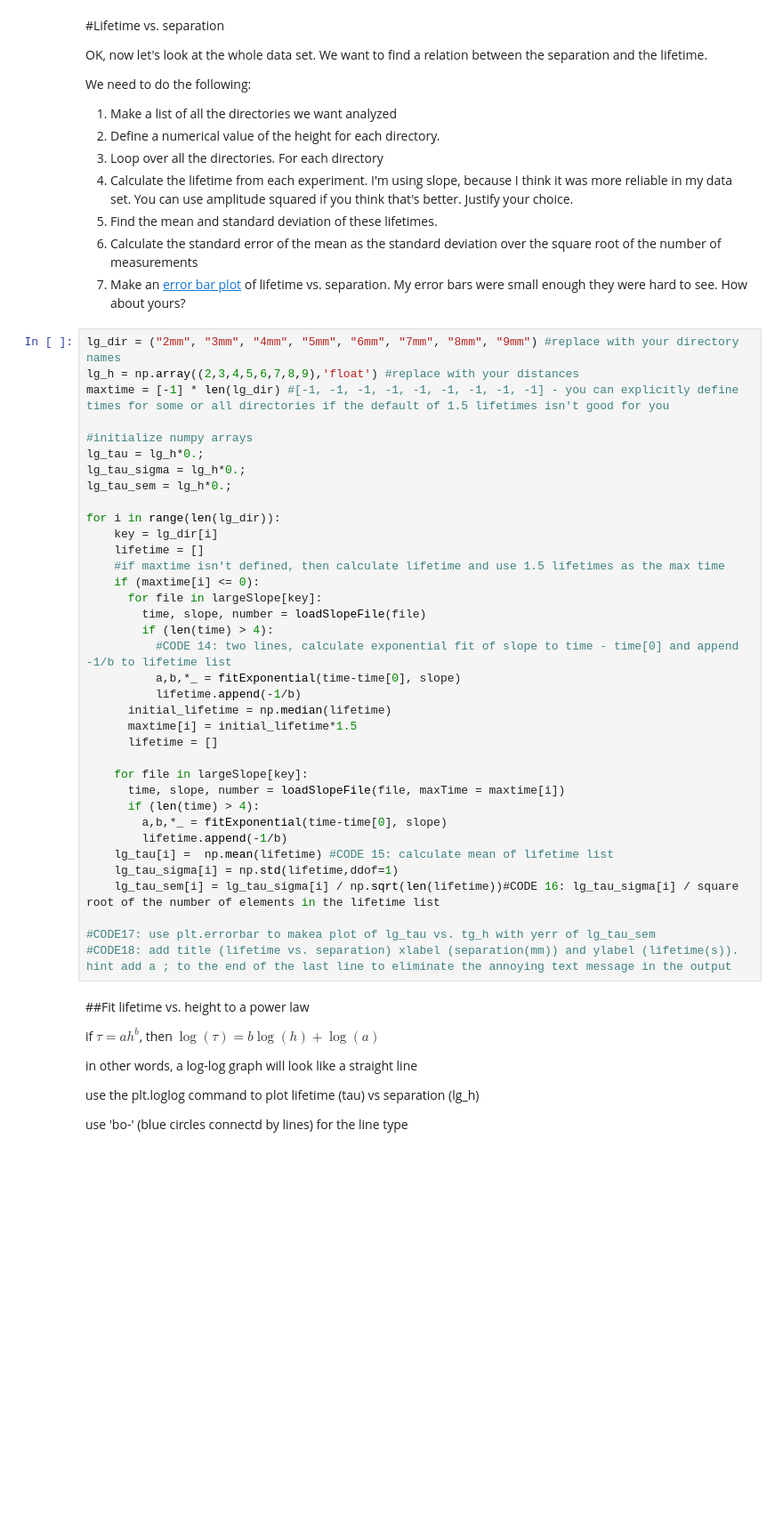
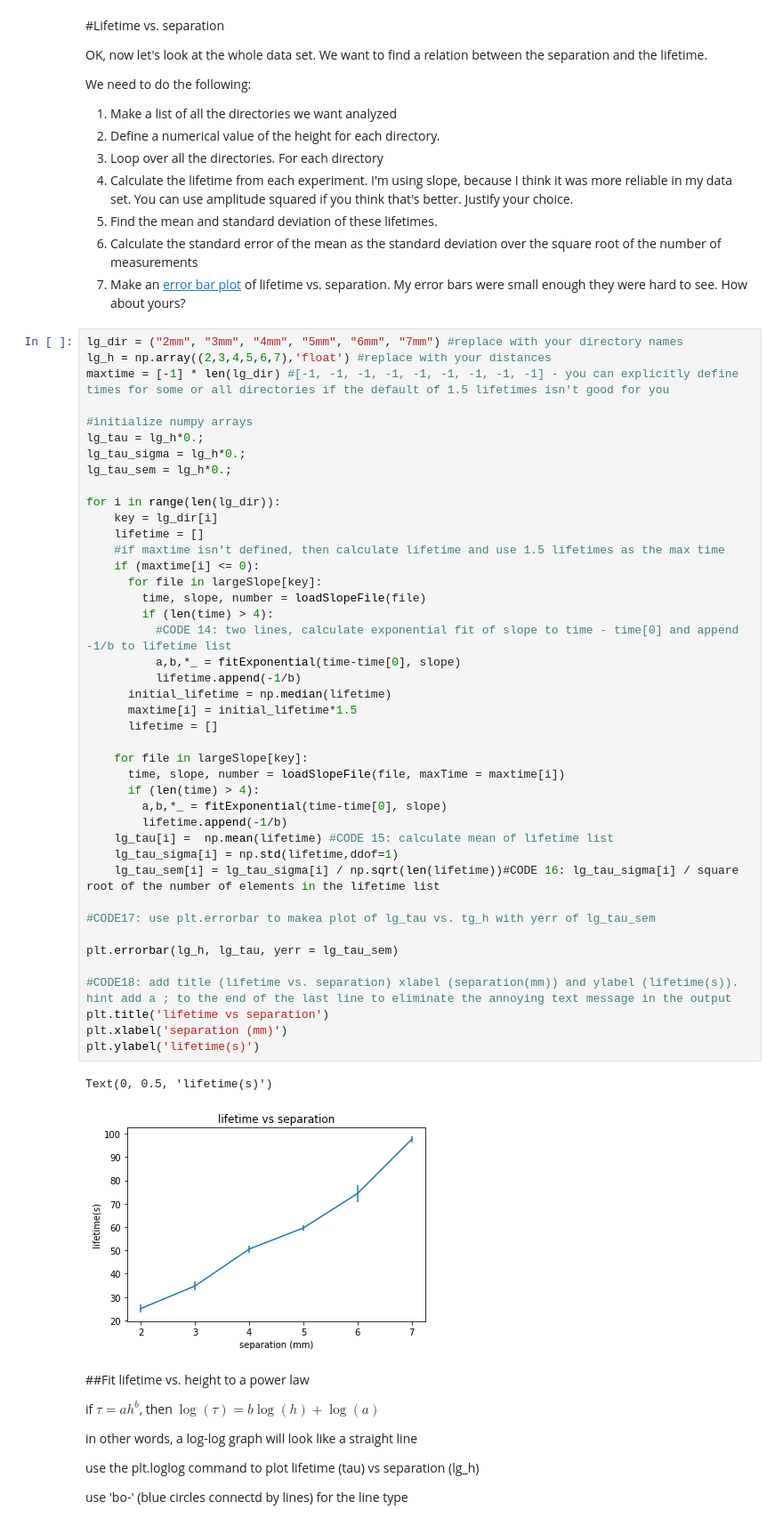
Before and after one commit to NYUExperimentalPhysics1-2021/labanalysis2-victorsliao, a Jupyter notebook: LabAnalysis2.ipynb, the cells around one changed output. Shown: that part at 89% size. Drawn from its saved outputs; the diff is of its cells as text; blank space fills up the shorter version.

```diff
--- a/LabAnalysis2.ipynb
+++ b/LabAnalysis2.ipynb
@@ -322,41 +322,50 @@ We need to do the following:
   1. Calculate the standard error of the mean as the standard deviation over the square root of the number of measurements
 1. Make an [error bar plot](https://physics.nyu.edu/pine/pymanual/html/chap5/chap5_plot.html#error-bars) of lifetime vs. separation. My error bars were small enough they were hard to see. How about yours?
 # %%
-lg_dir = ("2mm", "3mm", "4mm", "5mm", "6mm", "7mm", "8mm", "9mm") #replace with your directory names
-lg_h = np.array((2,3,4,5,6,7,8,9),'float') #replace with your distances
+lg_dir = ("2mm", "3mm", "4mm", "5mm", "6mm", "7mm") #replace with your directory names
+lg_h = np.array((2,3,4,5,6,7),'float') #replace with your distances
 maxtime = [-1] * len(lg_dir) #[-1, -1, -1, -1, -1, -1, -1, -1, -1] - you can explicitly define times for some or all directories if the default of 1.5 lifetimes isn't good for you
 
 #initialize numpy arrays
 lg_tau = lg_h*0.;
 lg_tau_sigma = lg_h*0.;
 lg_tau_sem = lg_h*0.;
 
 for i in range(len(lg_dir)):
     key = lg_dir[i]
     lifetime = []
     #if maxtime isn't defined, then calculate lifetime and use 1.5 lifetimes as the max time
     if (maxtime[i] <= 0):
       for file in largeSlope[key]:
         time, slope, number = loadSlopeFile(file)
         if (len(time) > 4):
           #CODE 14: two lines, calculate exponential fit of slope to time - time[0] and append -1/b to lifetime list
           a,b,*_ = fitExponential(time-time[0], slope)
           lifetime.append(-1/b)
       initial_lifetime = np.median(lifetime)
       maxtime[i] = initial_lifetime*1.5
       lifetime = []
 
     for file in largeSlope[key]:
       time, slope, number = loadSlopeFile(file, maxTime = maxtime[i])
       if (len(time) > 4):
         a,b,*_ = fitExponential(time-time[0], slope)
         lifetime.append(-1/b)
     lg_tau[i] =  np.mean(lifetime) #CODE 15: calculate mean of lifetime list
     lg_tau_sigma[i] = np.std(lifetime,ddof=1)
     lg_tau_sem[i] = lg_tau_sigma[i] / np.sqrt(len(lifetime))#CODE 16: lg_tau_sigma[i] / square root of the number of elements in the lifetime list
 
 #CODE17: use plt.errorbar to makea plot of lg_tau vs. tg_h with yerr of lg_tau_sem
+
+plt.errorbar(lg_h, lg_tau, yerr = lg_tau_sem)
+
 #CODE18: add title (lifetime vs. separation) xlabel (separation(mm)) and ylabel (lifetime(s)). hint add a ; to the end of the last line to eliminate the annoying text message in the output
+plt.title('lifetime vs separation')
+plt.xlabel('separation (mm)')
+plt.ylabel('lifetime(s)')
+# %% [output]
+Text(0, 0.5, 'lifetime(s)')
+[figure, added]
 # %% [markdown]
 ##Fit lifetime vs. height to a power law
 
```
Also changed, not shown: parts of 7 cells of this notebook.
